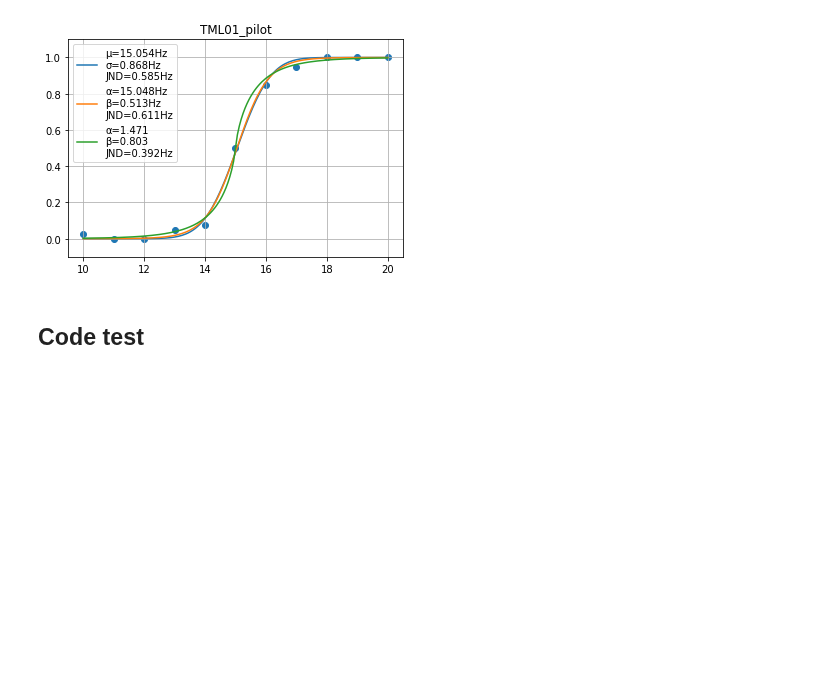
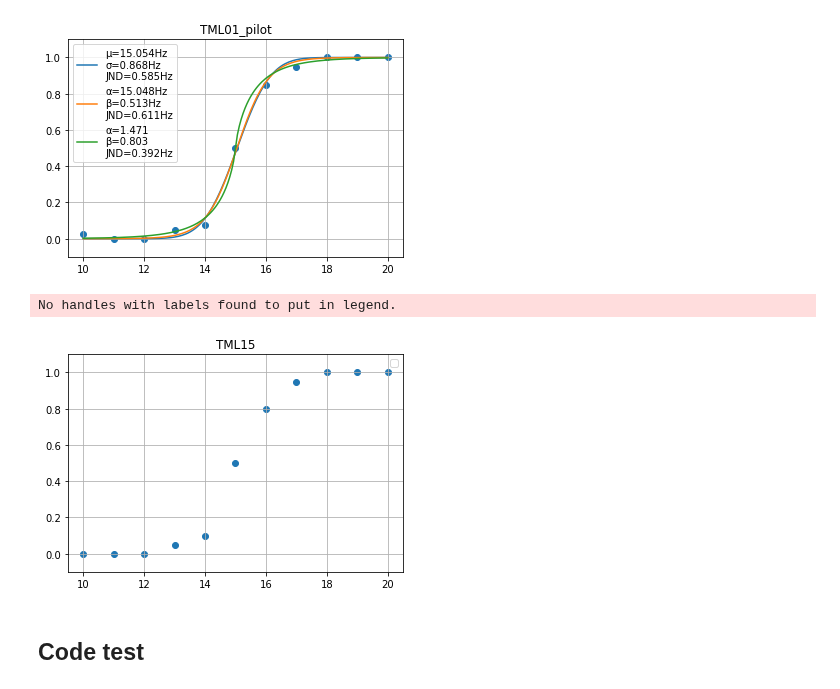
Before and after one commit to psb629/labs, a Jupyter notebook: TM/scripts/TM_behav.ipynb, the cells around one changed output. Saved outputs shown, nothing was run; the diff lists cells and outputs as text; code cells hidden in the pictures; blank space fills up the shorter version.

Commit message:
TM_behav.ipynb is done

```diff
--- a/TM/scripts/TM_behav.ipynb
+++ b/TM/scripts/TM_behav.ipynb
@@ -16,10 +16,11 @@ def switch_freq(subj):
     }
     return switcher.get(i,"Error : Invalid subj ID")
 # %%
-MATLAB_drive = '/Users/clmn/MATLAB-Drive'
-behav_dir = MATLAB_drive + '/TM experiment/TM_behavior/behav_data/'
+# MATLAB_drive = '/Users/clmn/MATLAB-Drive'
+# behav_dir = MATLAB_drive + '/TM experiment/TM_behavior/behav_data/'
+behav_dir = '../behav_data/'
 # %%
-subj = 'TML01_pilot'
+subj = 'TML15'
 f_ini, f_mid, f_fin = switch_freq(subj)
 freq_range = range(f_ini,f_fin+1)
 today = date.today().strftime("%Y%m%d")
@@ -27,7 +28,8 @@ today = date.today().strftime("%Y%m%d")
 ## Psychometric Curve Fitting
 # %%
 def get_dataframe_DIS(subj):
-    subj_behav_datum = behav_dir + subj + '/%s_Dis.dat' %subj
+#     subj_behav_datum = behav_dir + subj + '/%s_Dis.dat' %subj
+    subj_behav_datum = behav_dir + subj + '/behav_data_Dis.dat'
     df = pd.read_csv(subj_behav_datum, sep='\t', header=None)
     df.columns=['trial', 'Freq.1', 'ISI1', 'Freq.2', 'ISI2', 'decision', 'correctness', 'RT', 'ISI3']
 #     df['Freq.1.class'] = [np.int64(np.sign(f-f_mid)) for f in df['Freq.1']]
@@ -145,6 +147,18 @@ plt.grid()
 #plt.savefig(fname=today+'_'+subj+'_curve.png',dpi=300)
 # %% [output]
 [figure]
+# %%
+xdata, prob = scatter_x_y(subj)
+plt.scatter(x=xdata,y=prob)
+plt.legend(loc='best')
+plt.ylim([-.1,1.1])
+
+plt.title(subj)
+plt.grid()
+plt.savefig('20200921_TML15.png')
+# %% [output]
+No handles with labels found to put in legend.
+[figure, added]
 # %% [markdown]
 ## Code test
 # %%
```
Also changed, not shown: parts of 1 cell of this notebook, 7 other files.
